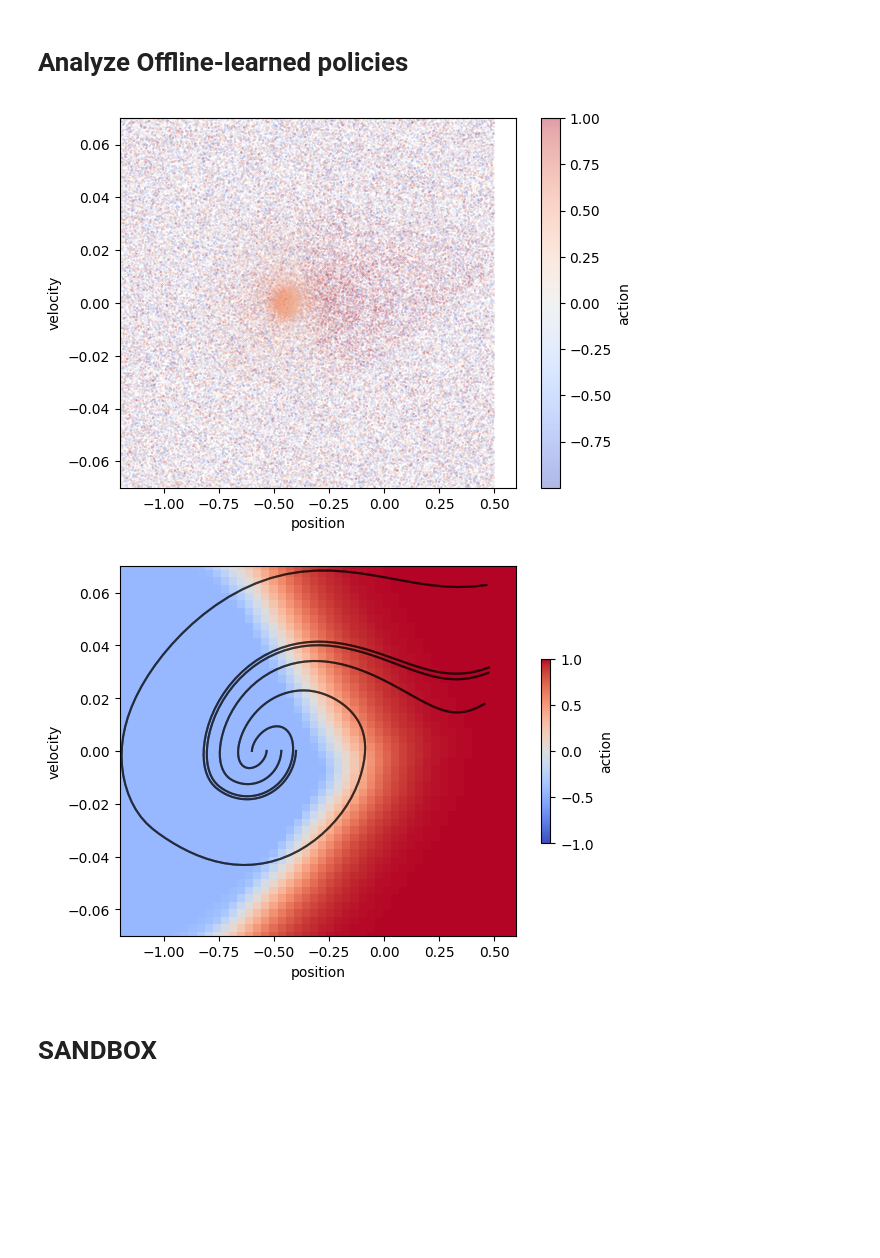
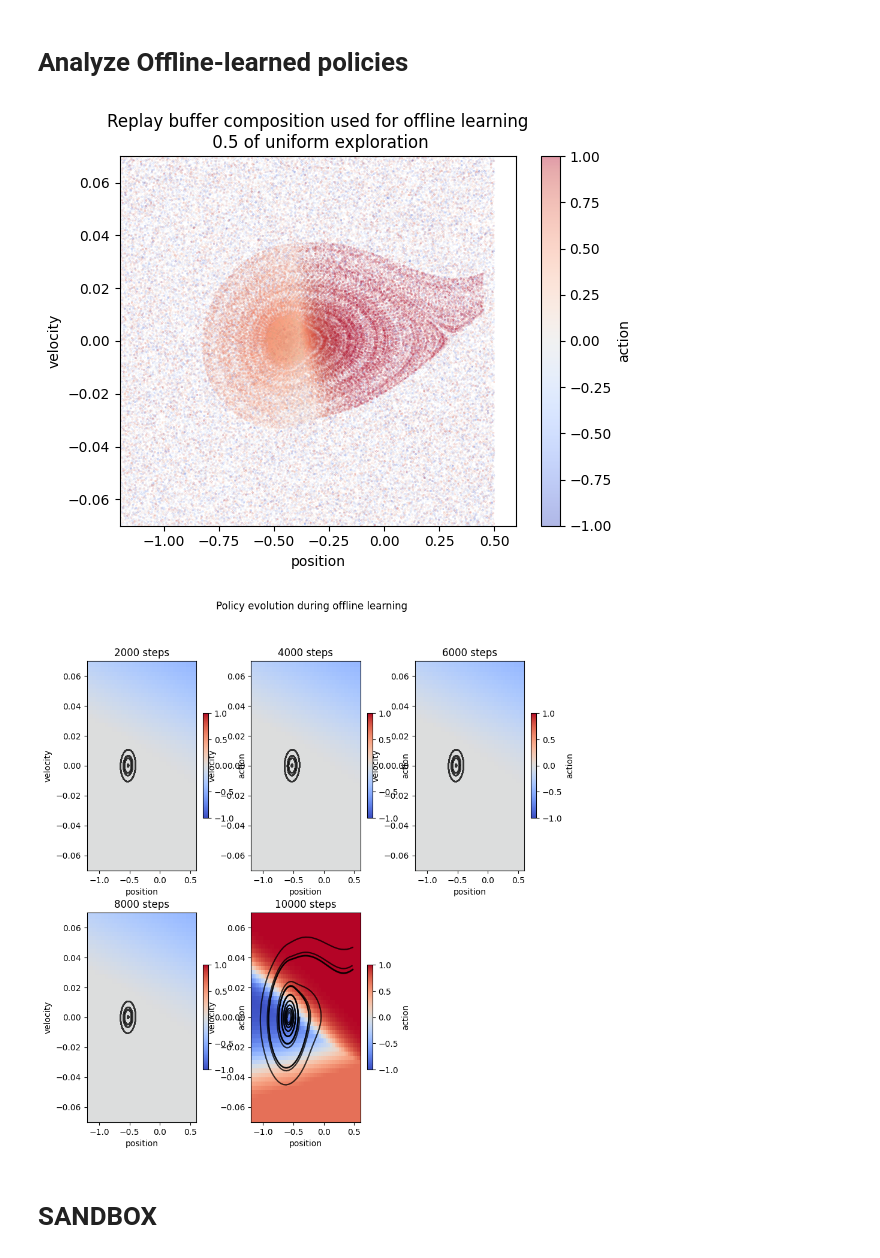
Before and after one commit to milosoundjian/projet-mind, a Jupyter notebook: experiments/notebooks/04-analyze_policies.ipynb, the cells around one changed output. Saved outputs shown, nothing was run; the diff lists cells and outputs as text; code cells hidden in the pictures; blank space fills up the shorter version.

Commit message:
collect replay buffers and policies during offline learning; fix for action colormap on plots

```diff
--- a/experiments/notebooks/04-analyze_policies.ipynb
+++ b/experiments/notebooks/04-analyze_policies.ipynb
@@ -75,15 +75,15 @@ using cartesian coordinates
 # Visualize replay buffers
 # %%
 rb_unif = torch.load(MODELS_DIR + "rb-unif.pt", weights_only=False)
-rb_best = torch.load(MODELS_DIR + "best-rb.pt", weights_only=False)
-proportion = 0.9
+rb_best = torch.load(MODELS_DIR + "rb-61.pt", weights_only=False)
+proportion = 0.5
 rb_mixed = mix_transitions(rb_unif, rb_best, buffer_size=200_000, proportion=proportion)
 replay_buffers = {
     "uniform exploration": rb_unif,
     f"mix {proportion}": rb_mixed,
     #   "intermediate exploit policy (35)": torch.load(MODELS_DIR + "rb-35.pt", weights_only=False),
     #   "intermediate exploit policy (61)": torch.load(MODELS_DIR + "rb-61.pt", weights_only=False),
-    "best exploit policy": rb_best,
+    "exploit policy": rb_best,
 }
 # %%
 n_buffers = len(replay_buffers)
@@ -169,21 +169,39 @@ plt.show()
 RESULTS_DIR = "../results/policy_analysis-selected"
 FNAME = "uniform_proportions-MountainCarContinuous-v0-scoring-61"
 test_log = torch.load(f"{RESULTS_DIR}/{FNAME}", weights_only=False)
-best_policies = test_log["best_policies"]
+policies = test_log["policies"]
 replay_buffers = test_log["replay_buffers"]
+save_rb_policy_interval = test_log["save_rb_policy_interval"]
+rb_composition = test_log["rb_composition"]
+rb_composition_type = test_log["type"]
+
 
 rb = replay_buffers[0][0]
-policy = best_policies[0][0]
+policies_over_time = policies[0][0]
+proportion = rb_composition[0]
 # %%
 plot_rb_space_coverage(ENV_NAME, rb, STATE_X, STATE_Y)
+plt.title(
+    f"Replay buffer composition used for offline learning\n {rb_composition[0]}"
+    + " of uniform exploration"
+    if rb_composition_type == "uniform_proportions"
+    else "of action noise"
+)
 plt.show()
-fig, ax = plt.subplots()
-plot_policy(ENV_NAME, policy, STATE_X, STATE_Y,ax=ax)
-plot_trajectories(ENV_NAME, policy, 4, STATE_X, STATE_Y,ax=ax)
+
+fig, axes = plt.subplots(2, len(policies_over_time) // 2 + 1, figsize=(10, 10))
+axes = axes.flatten()
+for i, policy in enumerate(policies_over_time):
+    plot_policy(ENV_NAME, policy, STATE_X, STATE_Y, ax=axes[i])
+    plot_trajectories(ENV_NAME, policy, NB_TRAJ, STATE_X, STATE_Y, ax=axes[i])
+    axes[i].set_title(f"{(i + 1) * save_rb_policy_interval} steps")
+for ax in axes[i + 1 :]:
+    fig.delaxes(ax)
+fig.suptitle("Policy evolution during offline learning")
 plt.show()
 # %% [output]
-[figure, old version]
+[figure, new version]
-[figure, old version]
+[figure, new version]
 # %% [markdown]
 # SANDBOX
 # %% [markdown]
```
Also changed, not shown: parts of 1 cell of this notebook, 5 other files.
